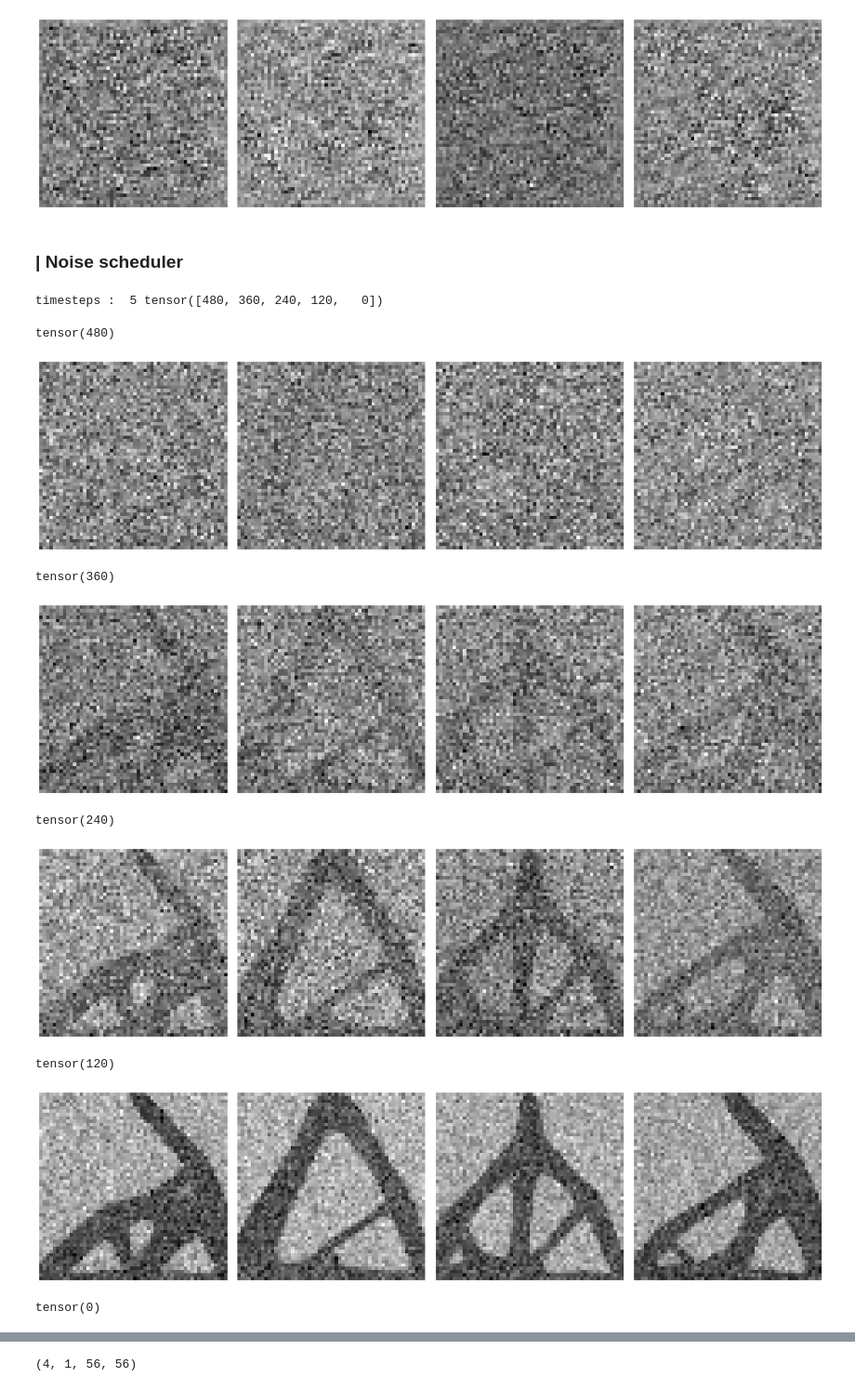
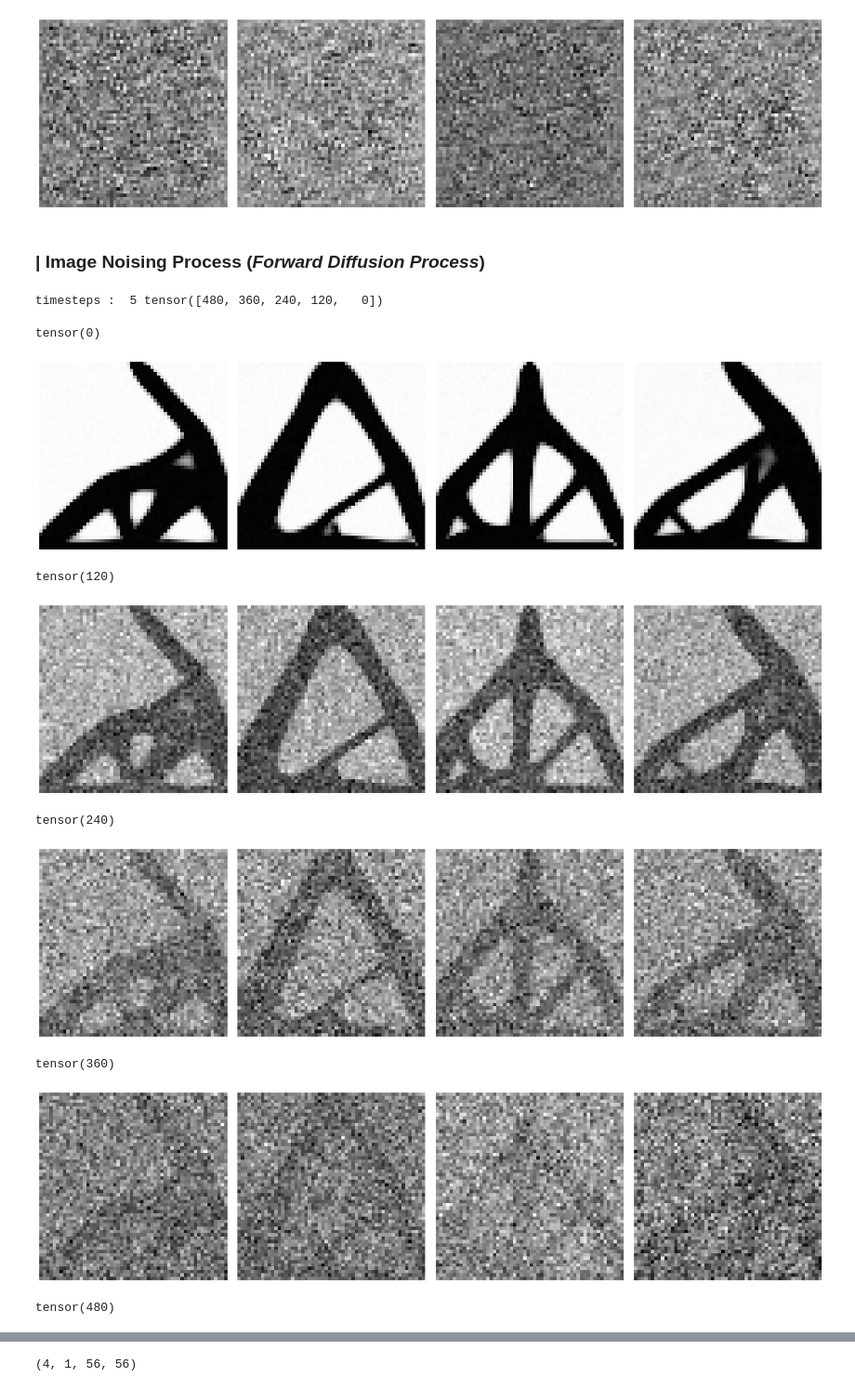
Before and after one commit to smartdesignlab/SDL_teaching, a Jupyter notebook: KAIST_SDL_1_Generative_AI_DDIM.ipynb, the cells around one changed output, grey strips where cells are left out. Shown at 93% size. Saved outputs shown, nothing was run; the diff lists cells and outputs as text; code cells hidden in the pictures.

```diff
--- a/KAIST_SDL_1_Generative_AI_DDIM.ipynb
+++ b/KAIST_SDL_1_Generative_AI_DDIM.ipynb
@@ -291,8 +287,8 @@ show_img(pred_noises)
 # %% [output]
 torch.Size([4, 1, 56, 56])
 [figure]
-# %% [markdown]
-### **| Noise scheduler**
+# %% [markdown]
+### **| Image Noising Process (*Forward Diffusion Process*)**
 # %%
 noise_scheduler = DDIMScheduler(num_train_timesteps=600)
 noise_scheduler.set_timesteps(5) # num_inference_steps = 5
@@ -301,19 +297,19 @@ print('timesteps : ', len(noise_scheduler.timesteps), noise_scheduler.timesteps)
 timesteps :  5 tensor([480, 360, 240, 120,   0])
 # %%
 images = train_images[:4].to(device)
-for timestep in noise_scheduler.timesteps:
+for timestep in reversed(noise_scheduler.timesteps):
     print(timestep)
 
     noises = torch.randn(images.shape).to(device)
     noisy_images = noise_scheduler.add_noise(images, noises, timestep)
     show_img(noisy_images)
 # %% [output]
-tensor(480)
+tensor(0)
-[figure, old version]
+[figure, new version]
-tensor(360)
+tensor(120)
-[figure, old version]
+[figure, new version]
 tensor(240)
-[figure, old version]
+[figure, new version]
-tensor(120)
+tensor(360)
-[figure, old version]
+[figure, new version]
-tensor(0)
+tensor(480)
```
Also changed, not shown: parts of 3 cells of this notebook.
